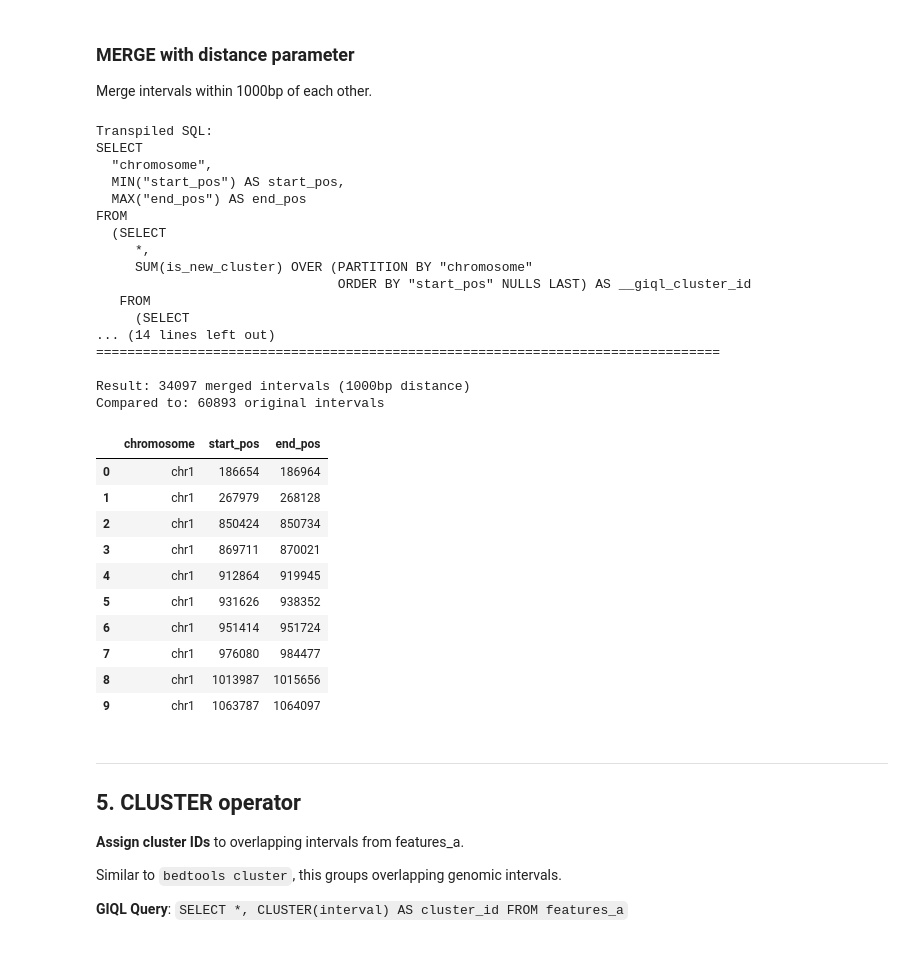
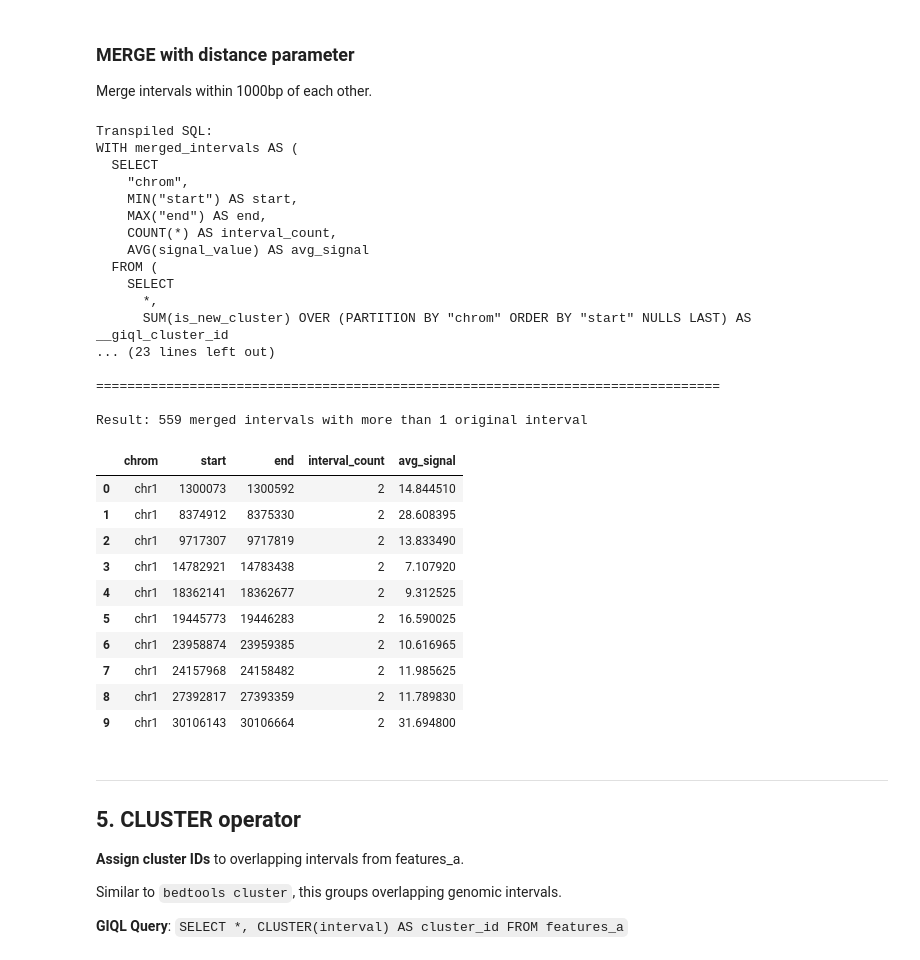
Before and after one commit to abdenlab/giql, a Jupyter notebook: demo.ipynb, the cells around one changed output. Cells and saved outputs as stored; diff of their text form; code cells hidden in the pictures.

```diff
--- a/demo.ipynb
+++ b/demo.ipynb
@@ -451,57 +357,56 @@ Result: 559 merged intervals with more than 1 original interval
 
 Merge intervals within 1000bp of each other.
 # %%
-# Define GIQL query - merge with distance parameter
 giql_query = """
-    SELECT MERGE(interval, 10000)
-    FROM features_b
+    WITH merged_intervals AS (
+        SELECT
+            MERGE(interval),
+            COUNT(*) as interval_count,
+            AVG(signal_value) as avg_signal
+        FROM features_b
+    )
+    SELECT *
+    FROM merged_intervals
+    WHERE interval_count > 1
 """
 
-# Transpile to SQL
-sql = engine.transpile(giql_query)
+sql = transpile(giql_query, tables=["features_b"])
 print("Transpiled SQL:")
-print(
-    sqlparse.format(
-        sql, reindent=True, keyword_case="upper", indent_columns=True, indent_width=2
-    )
-)
+print(sqlglot.transpile(sql, pretty=True)[0])
 print("\n" + "=" * 80 + "\n")
 
-# Execute with DuckDB via GIQL engine
-cursor = engine.conn.execute(sql)
-result = cursor.df()  # Get result as pandas DataFrame
-print(f"Result: {len(result)} merged intervals (1000bp distance)")
-print(f"Compared to: {len(features_a)} original intervals")
+result = conn.execute(sql).fetchdf()
+print(f"Result: {len(result)} merged intervals with more than 1 original interval")
 result.head(10)
 # %% [output]
 Transpiled SQL:
-SELECT
-  "chromosome",
-  MIN("start_pos") AS start_pos,
-  MAX("end_pos") AS end_pos
-FROM
-  (SELECT
-     *,
-     SUM(is_new_cluster) OVER (PARTITION BY "chromosome"
-                               ORDER BY "start_pos" NULLS LAST) AS __giql_cluster_id
-   FROM
-     (SELECT
-... (14 lines left out)
+WITH merged_intervals AS (
+  SELECT
+    "chrom",
+    MIN("start") AS start,
+    MAX("end") AS end,
+    COUNT(*) AS interval_count,
+    AVG(signal_value) AS avg_signal
+  FROM (
+    SELECT
+      *,
+      SUM(is_new_cluster) OVER (PARTITION BY "chrom" ORDER BY "start" NULLS LAST) AS __giql_cluster_id
+... (23 lines left out)
+
 ================================================================================
 
-Result: 34097 merged intervals (1000bp distance)
-Compared to: 60893 original intervals
+Result: 559 merged intervals with more than 1 original interval
-|  | chromosome | start_pos | end_pos |
-| 0 | chr1 | 186654 | 186964 |
-| 1 | chr1 | 267979 | 268128 |
-| 2 | chr1 | 850424 | 850734 |
-| 3 | chr1 | 869711 | 870021 |
-| 4 | chr1 | 912864 | 919945 |
-| 5 | chr1 | 931626 | 938352 |
-| 6 | chr1 | 951414 | 951724 |
-| 7 | chr1 | 976080 | 984477 |
-| 8 | chr1 | 1013987 | 1015656 |
-| 9 | chr1 | 1063787 | 1064097 |
+|  | chrom | start | end | interval_count | avg_signal |
+| 0 | chr1 | 1300073 | 1300592 | 2 | 14.844510 |
+| 1 | chr1 | 8374912 | 8375330 | 2 | 28.608395 |
+| 2 | chr1 | 9717307 | 9717819 | 2 | 13.833490 |
+| 3 | chr1 | 14782921 | 14783438 | 2 | 7.107920 |
+| 4 | chr1 | 18362141 | 18362677 | 2 | 9.312525 |
+| 5 | chr1 | 19445773 | 19446283 | 2 | 16.590025 |
+| 6 | chr1 | 23958874 | 23959385 | 2 | 10.616965 |
+| 7 | chr1 | 24157968 | 24158482 | 2 | 11.985625 |
+| 8 | chr1 | 27392817 | 27393359 | 2 | 11.789830 |
+| 9 | chr1 | 30106143 | 30106664 | 2 | 31.694800 |
 # %% [markdown]
 ---
 
```
Also changed, not shown: parts of 33 cells of this notebook.
